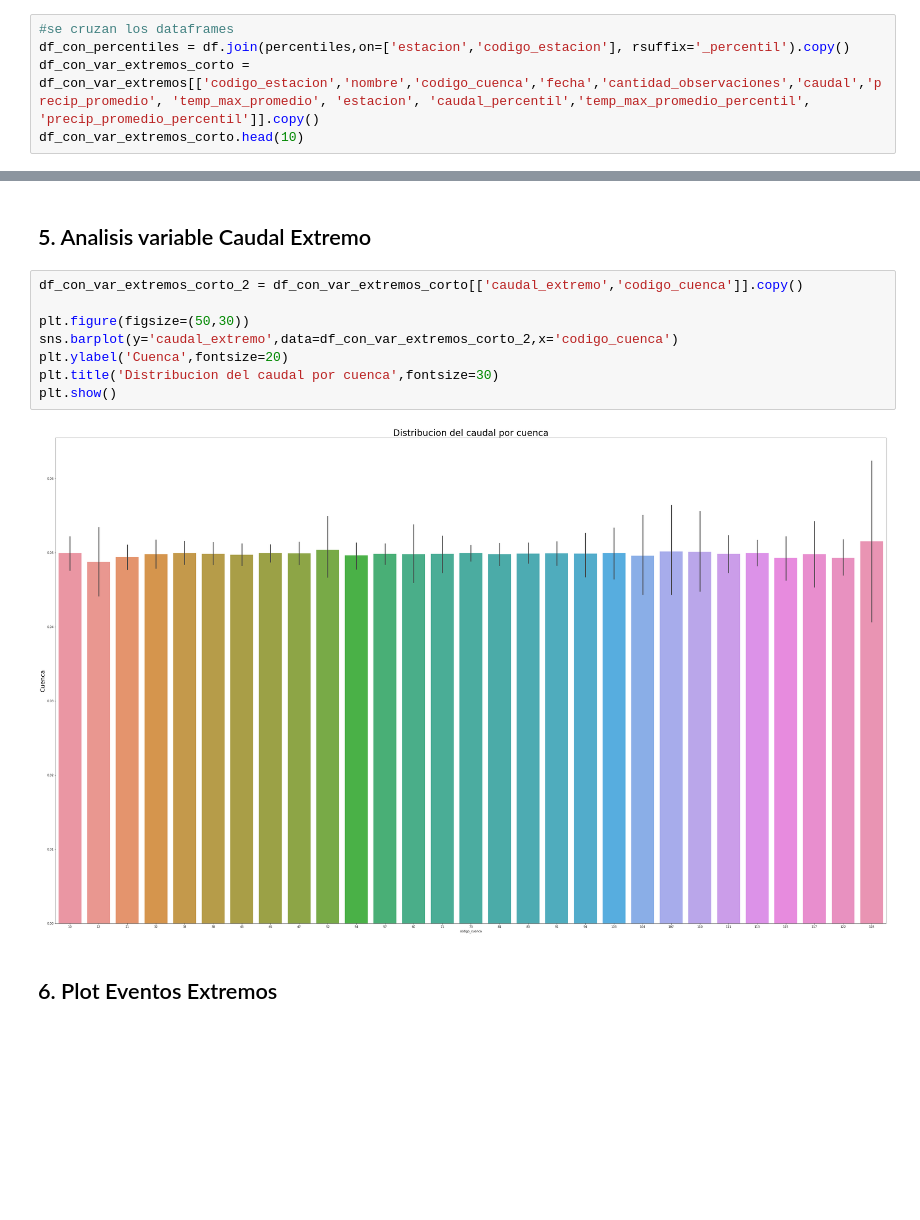
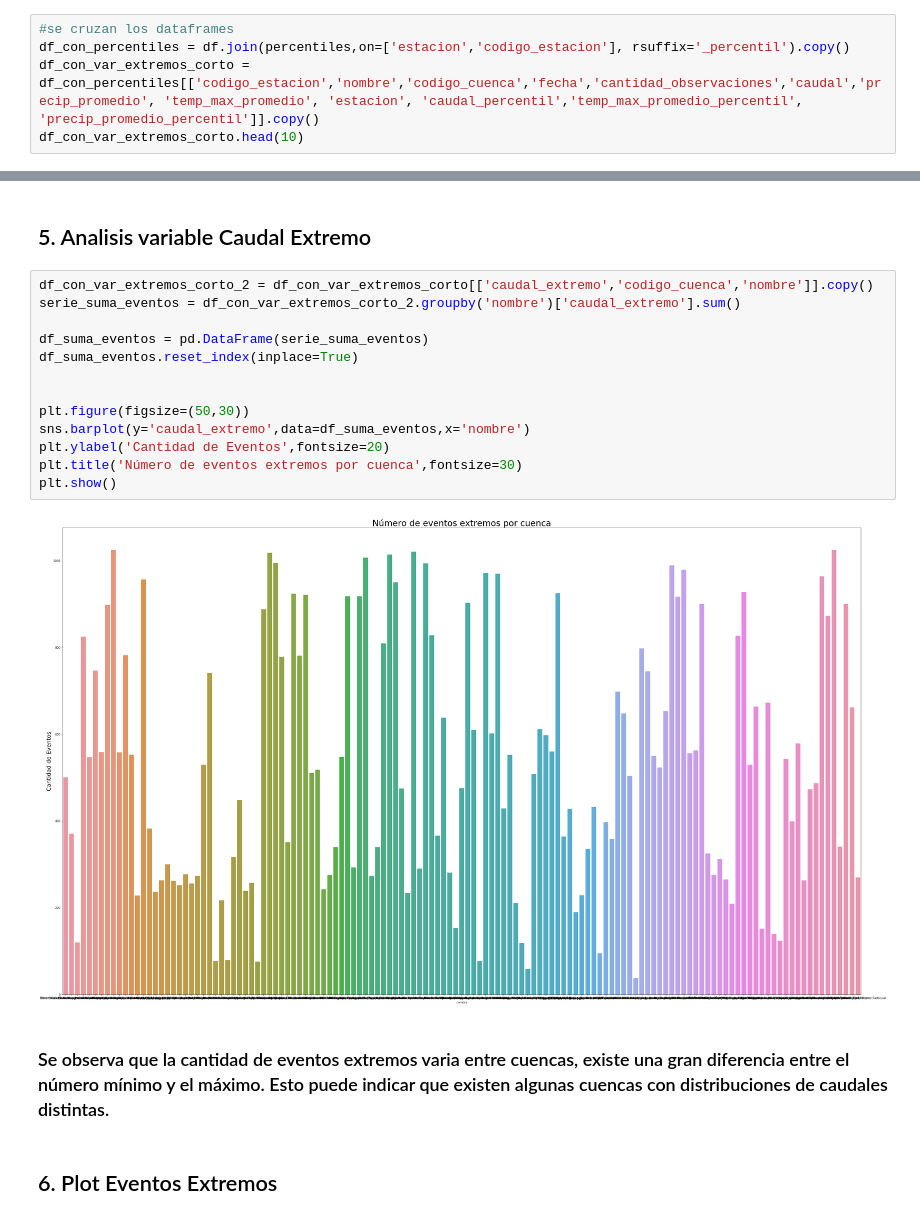
Before and after one commit to sebaturri/desafio, a Jupyter notebook: Desafio_Spike.ipynb, the cells around one changed output, grey strips where cells are left out. Drawn from its saved outputs; the diff is of its cells as text; blank space fills up the shorter version.

```diff
--- a/Desafio_Spike.ipynb
+++ b/Desafio_Spike.ipynb
@@ -216,7 +216,7 @@ percentiles.head(20)
 # %%
 #se cruzan los dataframes
 df_con_percentiles = df.join(percentiles,on=['estacion','codigo_estacion'], rsuffix='_percentil').copy()
-df_con_var_extremos_corto = df_con_var_extremos[['codigo_estacion','nombre','codigo_cuenca','fecha','cantidad_observaciones','caudal','precip_promedio', 'temp_max_promedio', 'estacion', 'caudal_percentil','temp_max_promedio_percentil', 'precip_promedio_percentil']].copy()
+df_con_var_extremos_corto = df_con_percentiles[['codigo_estacion','nombre','codigo_cuenca','fecha','cantidad_observaciones','caudal','precip_promedio', 'temp_max_promedio', 'estacion', 'caudal_percentil','temp_max_promedio_percentil', 'precip_promedio_percentil']].copy()
 df_con_var_extremos_corto.head(10)
 # %% [output]
 |  | codigo_estacion | nombre | codigo_cuenca | fecha | cantidad_observaciones | caudal | precip_promedio | ... |
@@ -275,15 +279,22 @@ df_con_var_extremos_corto.head()
 # %% [markdown]
 ## 5. Analisis variable Caudal Extremo
 # %%
-df_con_var_extremos_corto_2 = df_con_var_extremos_corto[['caudal_extremo','codigo_cuenca']].copy()
+df_con_var_extremos_corto_2 = df_con_var_extremos_corto[['caudal_extremo','codigo_cuenca','nombre']].copy()
+serie_suma_eventos = df_con_var_extremos_corto_2.groupby('nombre')['caudal_extremo'].sum()
+
+df_suma_eventos = pd.DataFrame(serie_suma_eventos)
+df_suma_eventos.reset_index(inplace=True)
+
 
 plt.figure(figsize=(50,30))
-sns.barplot(y='caudal_extremo',data=df_con_var_extremos_corto_2,x='codigo_cuenca')
-plt.ylabel('Cuenca',fontsize=20)
-plt.title('Distribucion del caudal por cuenca',fontsize=30)
+sns.barplot(y='caudal_extremo',data=df_suma_eventos,x='nombre')
+plt.ylabel('Cantidad de Eventos',fontsize=20)
+plt.title('Número de eventos extremos por cuenca',fontsize=30)
 plt.show()
 # %% [output]
-[figure, old version]
+[figure, new version]
+# %% [markdown]
+### Se observa que la cantidad de eventos extremos  varia entre cuencas,  existe una gran diferencia entre el número mínimo y el máximo. Esto puede indicar que existen algunas cuencas con distribuciones de caudales distintas.
 # %% [markdown]
 ## 6. Plot Eventos Extremos
 # %%
```
Also changed, not shown: parts of 28 cells of this notebook.
